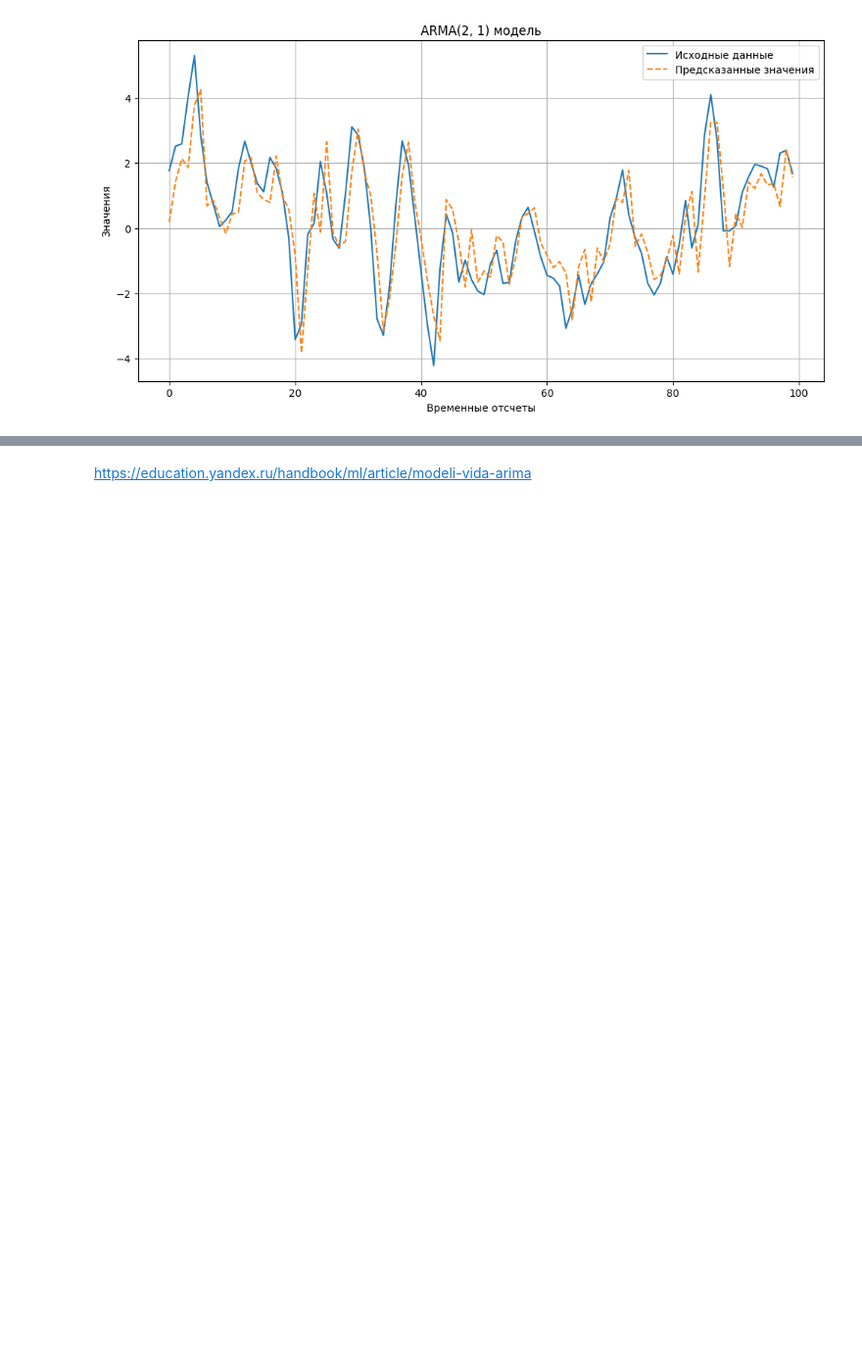
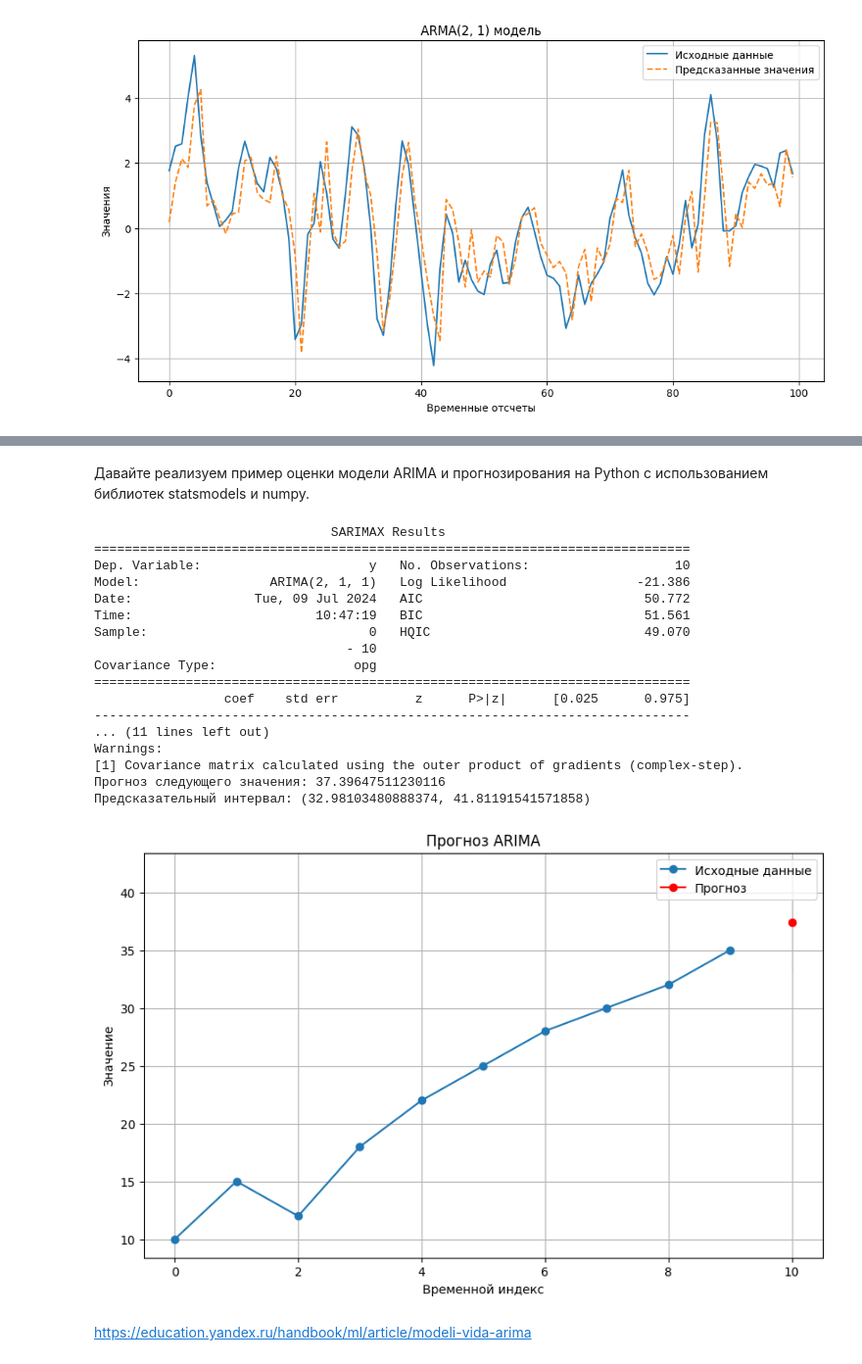
Before and after one commit to CodeHunterOfficial/TimeSeriesForecast_2024-2025, a Jupyter notebook: Тема 3. Модели вида ARIMA/Тема 3. Модели семейства ARIMA.ipynb, the cells around one changed output, grey strips where cells are left out. Shown at 98% size. Cells and saved outputs as stored; diff of their text form; code cells hidden in the pictures; blank space fills up the shorter version.

```diff
--- a/Тема 3. Модели вида ARIMA/Тема 3. Модели семейства ARIMA.ipynb
+++ b/Тема 3. Модели вида ARIMA/Тема 3. Модели семейства ARIMA.ipynb
@@ -878,2 +1113,64 @@ Warnings:
+# %% [markdown]
+Давайте реализуем пример оценки модели ARIMA и прогнозирования на Python с использованием библиотек statsmodels и numpy.
+# %%
+import numpy as np
+import matplotlib.pyplot as plt
+from statsmodels.tsa.arima.model import ARIMA
+
+# Сгенерируем синтетический временной ряд
+np.random.seed(42)
+y = [10, 15, 12, 18, 22, 25, 28, 30, 32, 35]  # Пример данных
+
+# Построим модель ARIMA
+model = ARIMA(y, order=(2, 1, 1))  # p=2, d=1, q=1
+model_fit = model.fit()
+
+# Выведем параметры модели
+print(model_fit.summary())
+
+# Предскажем следующее значение
+forecast = model_fit.forecast(steps=1)[0]
+print(f"Прогноз следующего значения: {forecast}")
+
+# Получим прогноз и доверительные интервалы
+forecast_results = model_fit.get_forecast(steps=1, alpha=0.05)
+forecast_values = forecast_results.predicted_mean
+conf_int = forecast_results.conf_int()
+
+# Извлечем нижнюю и верхнюю границу доверительного интервала
+lower, upper = conf_int[0]
+
+print(f"Предсказательный интервал: ({lower}, {upper})")
+
+# Построим график с исходными данными и прогнозом
+plt.figure(figsize=(10, 6))
+plt.plot(y, label='Исходные данные', marker='o')
+plt.plot(len(y), forecast_values, color='red', marker='o', label='Прогноз')
+plt.fill_between([len(y)], lower, upper, color='red', alpha=0.2)
+plt.xlabel('Временной индекс')
+plt.ylabel('Значение')
+plt.title('Прогноз ARIMA')
+plt.legend()
+plt.grid(True)
+plt.show()
+# %% [output]
+                               SARIMAX Results
+==============================================================================
+Dep. Variable:                      y   No. Observations:                   10
+Model:                 ARIMA(2, 1, 1)   Log Likelihood                 -21.386
+Date:                Tue, 09 Jul 2024   AIC                             50.772
+Time:                        10:47:19   BIC                             51.561
+Sample:                             0   HQIC                            49.070
+                                 - 10
+Covariance Type:                  opg
+==============================================================================
+                 coef    std err          z      P>|z|      [0.025      0.975]
+------------------------------------------------------------------------------
+... (11 lines left out)
+Warnings:
+[1] Covariance matrix calculated using the outer product of gradients (complex-step).
+Прогноз следующего значения: 37.39647511230116
+Предсказательный интервал: (32.98103480888374, 41.81191541571858)
+[figure, added]
 # %% [markdown]
 https://education.yandex.ru/handbook/ml/article/modeli-vida-arima
```
Also changed, not shown: parts of 4 cells of this notebook.
